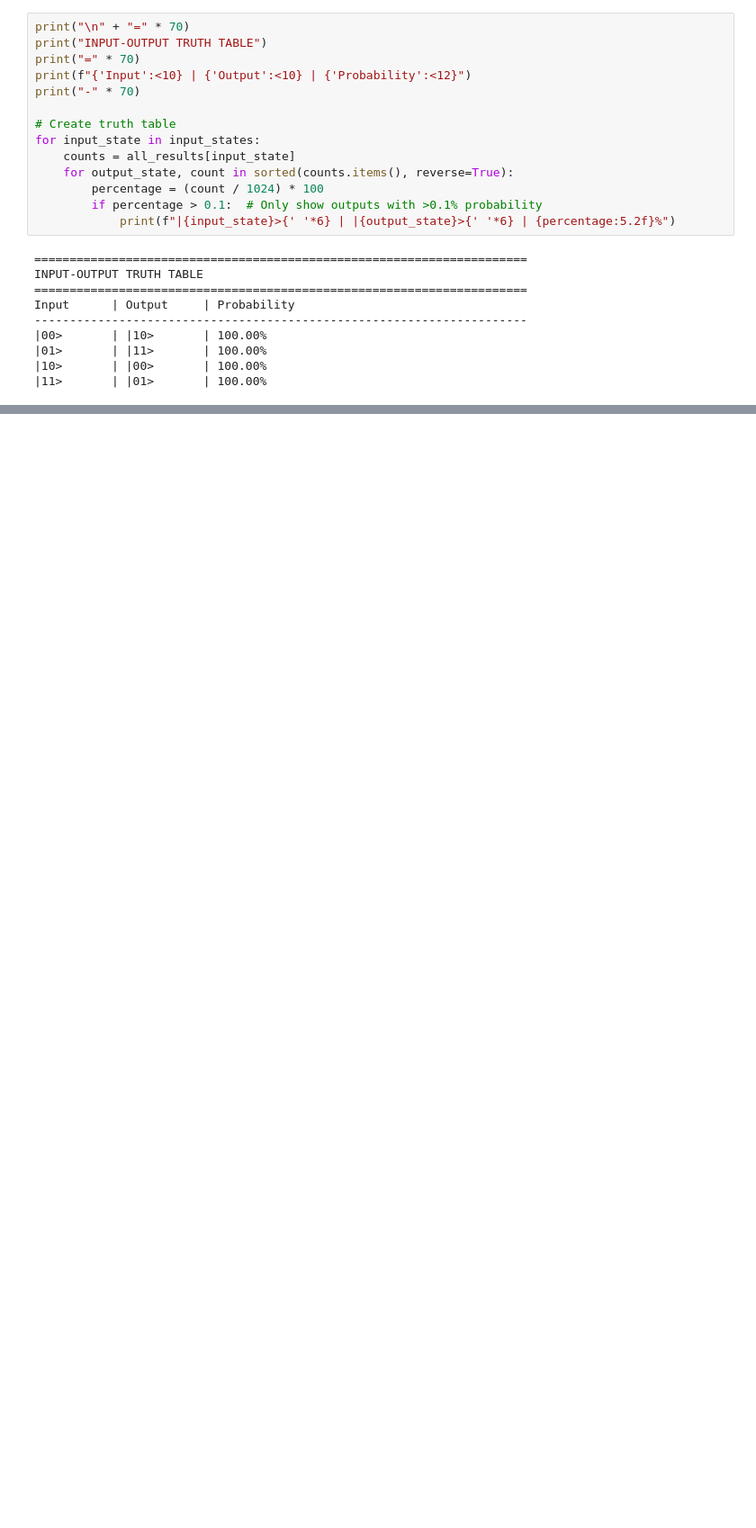
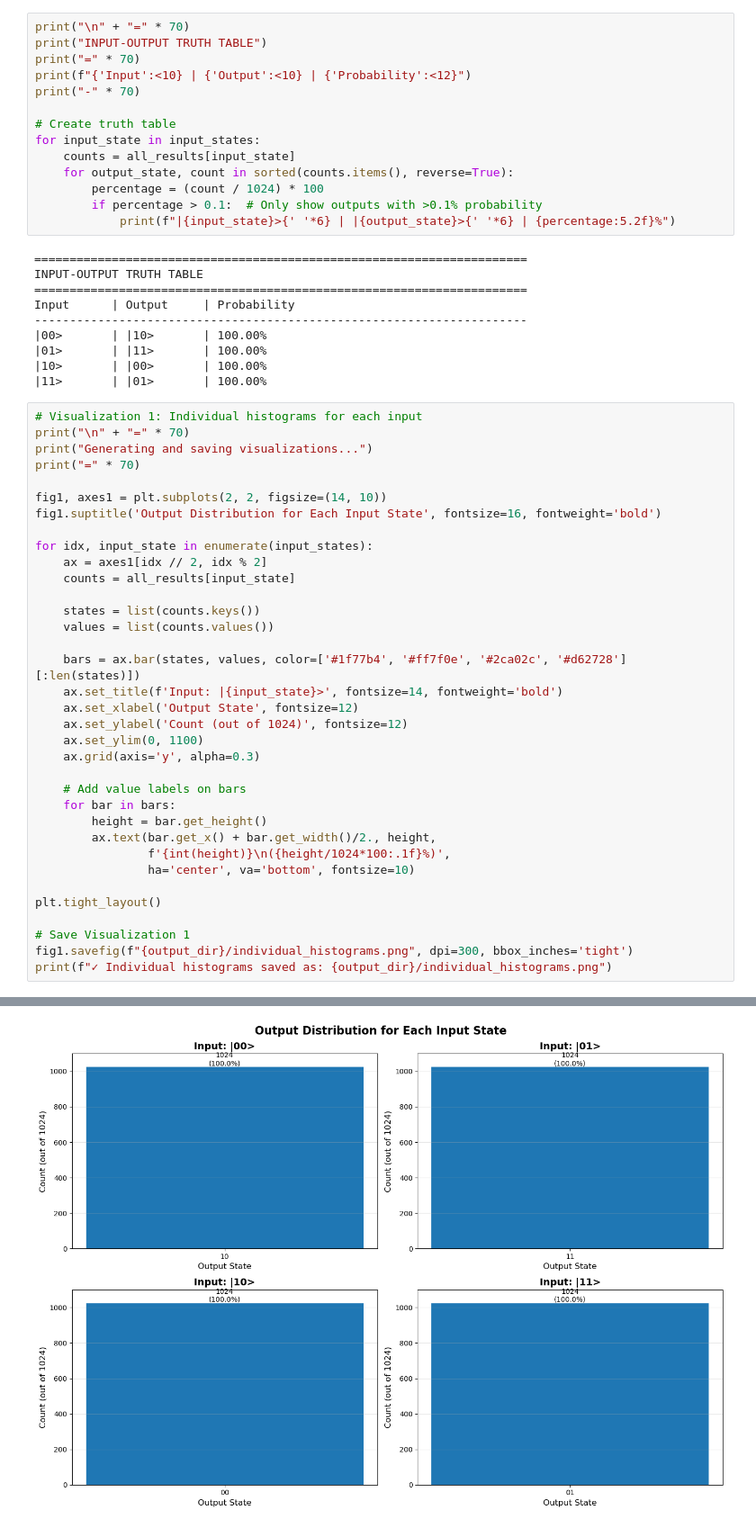
Before and after one commit to Abhijith-E/QuantumComputing, a Jupyter notebook: Q3A.ipynb, the cells around one changed output, grey strips where cells are left out. Shown: that part at 90% size. Drawn from its saved outputs; the diff is of its cells as text; blank space fills up the shorter version.

```diff
--- a/Q3A.ipynb
+++ b/Q3A.ipynb
@@ -159,3 +159,39 @@ Input      | Output     | Probability
 |01>       | |11>       | 100.00%
 |10>       | |00>       | 100.00%
 |11>       | |01>       | 100.00%
+# %%
+# Visualization 1: Individual histograms for each input
+print("\n" + "=" * 70)
+print("Generating and saving visualizations...")
+print("=" * 70)
+
+fig1, axes1 = plt.subplots(2, 2, figsize=(14, 10))
+fig1.suptitle('Output Distribution for Each Input State', fontsize=16, fontweight='bold')
+
+for idx, input_state in enumerate(input_states):
+    ax = axes1[idx // 2, idx % 2]
+    counts = all_results[input_state]
+
+    states = list(counts.keys())
+    values = list(counts.values())
+
+    bars = ax.bar(states, values, color=['#1f77b4', '#ff7f0e', '#2ca02c', '#d62728'][:len(states)])
+    ax.set_title(f'Input: |{input_state}>', fontsize=14, fontweight='bold')
+    ax.set_xlabel('Output State', fontsize=12)
+    ax.set_ylabel('Count (out of 1024)', fontsize=12)
+    ax.set_ylim(0, 1100)
+    ax.grid(axis='y', alpha=0.3)
+
+    # Add value labels on bars
+    for bar in bars:
+        height = bar.get_height()
+        ax.text(bar.get_x() + bar.get_width()/2., height,
+                f'{int(height)}\n({height/1024*100:.1f}%)',
+                ha='center', va='bottom', fontsize=10)
+
+plt.tight_layout()
+
+# Save Visualization 1
+fig1.savefig(f"{output_dir}/individual_histograms.png", dpi=300, bbox_inches='tight')
+print(f"✓ Individual histograms saved as: {output_dir}/individual_histograms.png")
+# %% [output]
@@ -161,0 +202 @@ Input      | Output     | Probability
+[figure, added]
```
Also changed, not shown: parts of 1 cell of this notebook, 1 other file.
